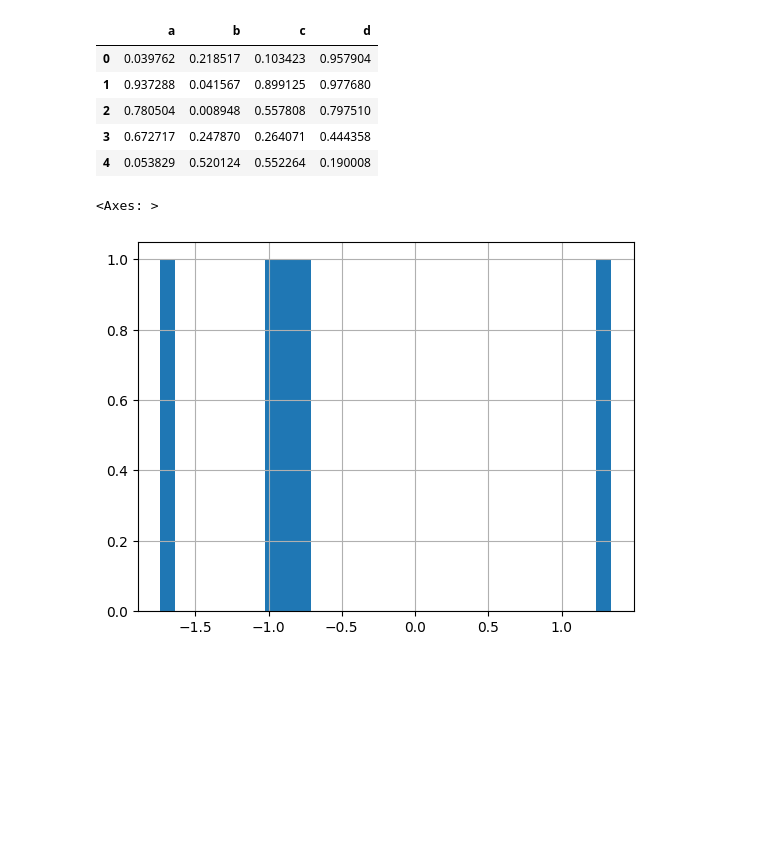
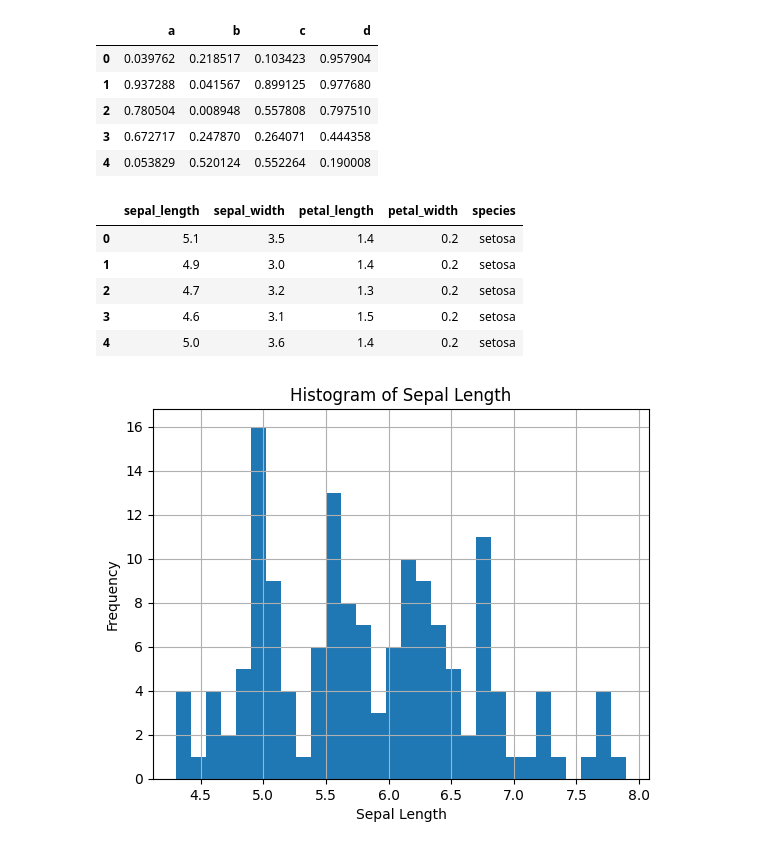
Before and after one commit to DannyCui-2016/Machine-Learning-Approach-Session, a Jupyter notebook: section 10/pandas in data visualization.ipynb, the cells around one changed output. Saved outputs shown, nothing was run; the diff lists cells and outputs as text; code cells hidden in the pictures; blank space fills up the shorter version.

Commit message:
hexbin, box, scatter, line, bar and stacked, hist, etc

```diff
--- a/section 10/pandas in data visualization.ipynb
+++ b/section 10/pandas in data visualization.ipynb
@@ -26,6 +26,23 @@ df2.head()
 | 3 | 0.672717 | 0.247870 | 0.264071 | 0.444358 |
 | 4 | 0.053829 | 0.520124 | 0.552264 | 0.190008 |
 # %%
+import seaborn as sns
+import matplotlib.pyplot as plt
+%matplotlib inline
+iris = sns.load_dataset('iris')
+iris.head()
 # %% [output]
-<Axes: >
-[figure, removed]
+|  | sepal_length | sepal_width | petal_length | petal_width | species |
+| 0 | 5.1 | 3.5 | 1.4 | 0.2 | setosa |
+| 1 | 4.9 | 3.0 | 1.4 | 0.2 | setosa |
+| 2 | 4.7 | 3.2 | 1.3 | 0.2 | setosa |
+| 3 | 4.6 | 3.1 | 1.5 | 0.2 | setosa |
+| 4 | 5.0 | 3.6 | 1.4 | 0.2 | setosa |
+# %%
+iris['sepal_length'].hist(bins=30)
+plt.xlabel('Sepal Length')
+plt.ylabel('Frequency')
+plt.title('Histogram of Sepal Length')
+plt.show()
+# %% [output]
+[figure, added]
```
Also changed, not shown: parts of 2 cells of this notebook.
